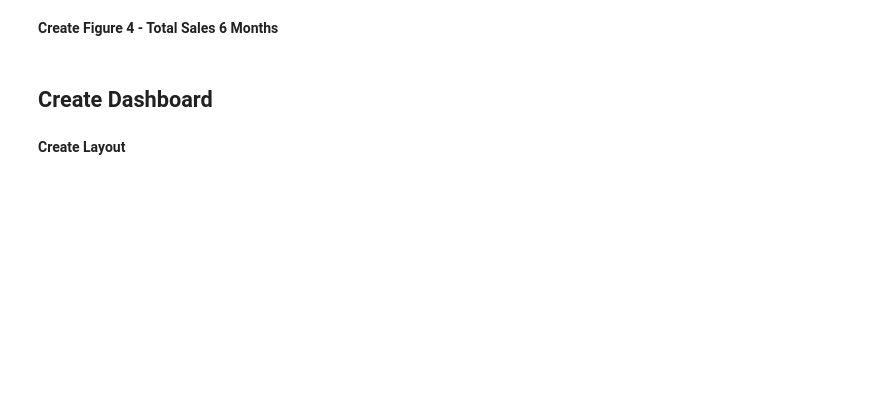
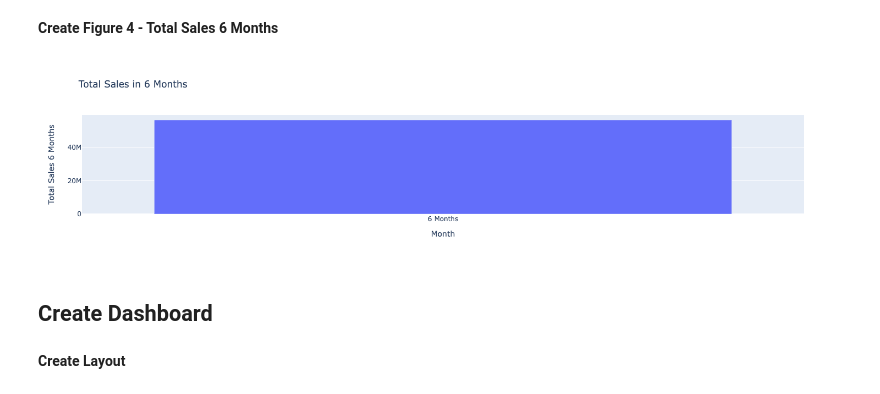
Before and after one commit to rafaelcyin/Bestfer_Solution, a Jupyter notebook: dashboard/bdash[v1.0].ipynb, the cells around one changed output. Drawn from its saved outputs; the diff is of its cells as text; code cells hidden in the pictures; blank space fills up the shorter version.

```diff
--- a/dashboard/bdash[v1.0].ipynb
+++ b/dashboard/bdash[v1.0].ipynb
@@ -279,5 +285,10 @@ fig2
 # %% [markdown]
 **Create Figure 4 - Total Sales 6 Months**
+# %%
+fig4 = px.bar(total_sales_6months_df, x = 'Month', y = 'Total Sales 6 Months', title='Total Sales in 6 Months')
+fig4
+# %% [output]
+[figure, added]
 # %% [markdown]
 ## Create Dashboard
 # %%
```
Also changed, not shown: parts of 6 cells of this notebook.
